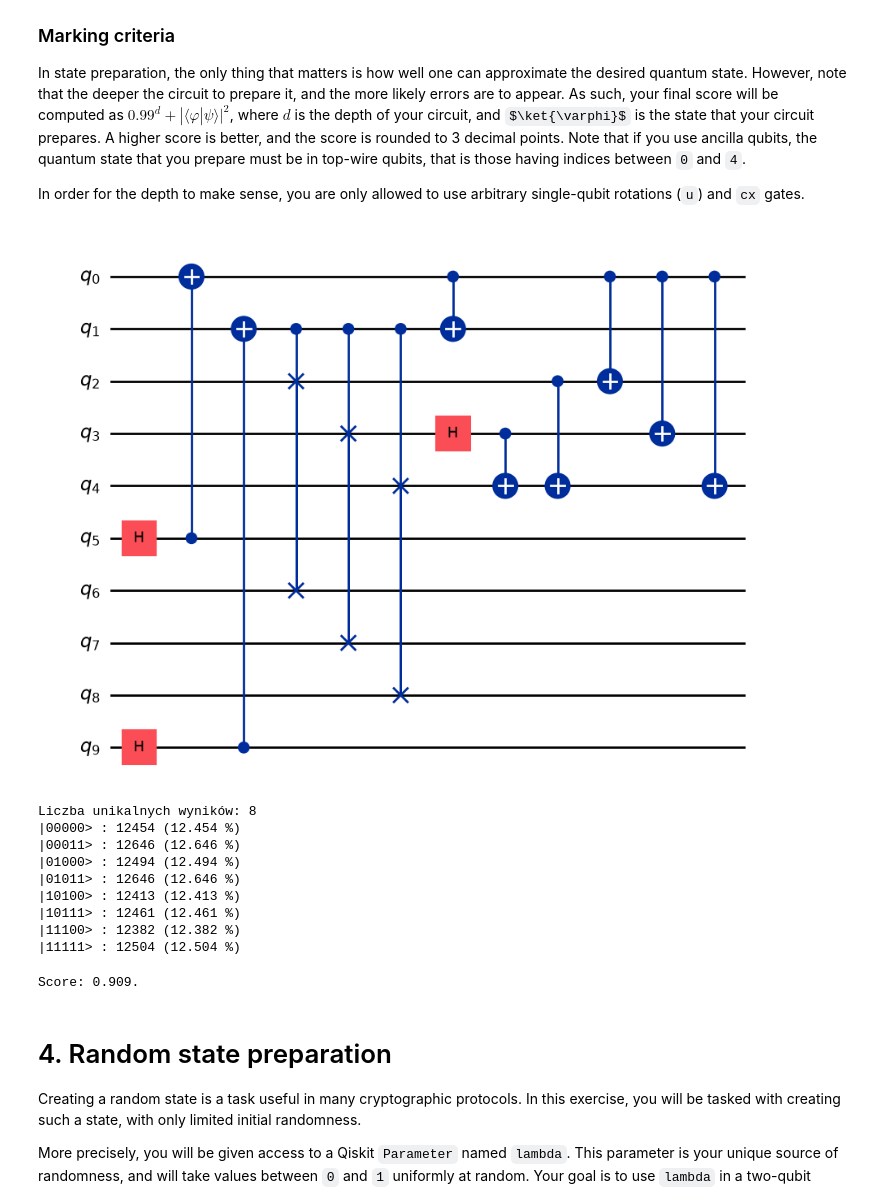
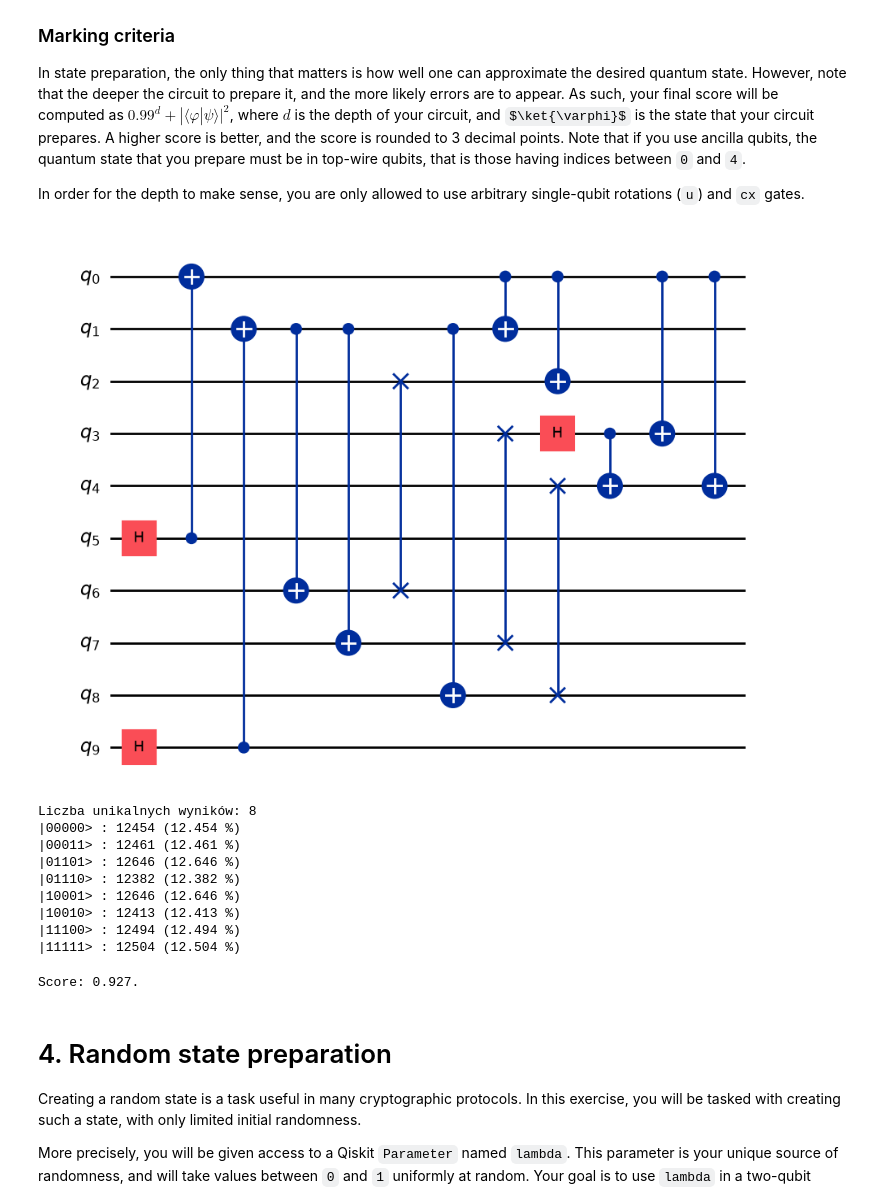
Before and after one commit to jzywiecki/quantum-computing-hackathon, a Jupyter notebook: Questions2026.ipynb, the cells around one changed output. Drawn from its saved outputs; the diff is of its cells as text; code cells hidden in the pictures; some formulas as TeX source.

```diff
--- a/Questions2026.ipynb
+++ b/Questions2026.ipynb
@@ -288,6 +288,10 @@ QUBIT_4 = 4 if not change_endian else 0
 RANDOMNESS_ANCILLA_0 = 5
 RANDOMNESS_ANCILLA_1 = 9
 
+EMPTY_ANCILLA_0 = 6
+EMPTY_ANCILLA_1 = 7
+EMPTY_ANCILLA_2 = 8
+
 # Whole entanglement with ancilla
 qc.h(RANDOMNESS_ANCILLA_0)
 qc.cx(RANDOMNESS_ANCILLA_0, QUBIT_0)
@@ -296,44 +300,44 @@ qc.cx(RANDOMNESS_ANCILLA_1, QUBIT_1)
 
 #####################
 #kubas gate
 #ancilla lines 6, 7, 8
-# qc.cx(QUBIT_1, 6)
-# qc.cx(QUBIT_1, 7)
-# qc.cx(QUBIT_1, 8)
+qc.cx(QUBIT_1, EMPTY_ANCILLA_0)
+qc.cx(QUBIT_1, EMPTY_ANCILLA_1)
+qc.cx(QUBIT_1, EMPTY_ANCILLA_2)
 
-# qc.swap(6, QUBIT_2)
-# qc.swap(7, QUBIT_3)
-# qc.swap(8, QUBIT_4)
+qc.swap(EMPTY_ANCILLA_0, QUBIT_2)
+qc.swap(EMPTY_ANCILLA_1, QUBIT_3)
+qc.swap(EMPTY_ANCILLA_2, QUBIT_4)
 
-qc.cswap(1, 2, 6)
-qc.cswap(1, 3, 7)
-qc.cswap(1, 4, 8)
+# qc.cswap(QUBIT_1, QUBIT_2, 6)
+# qc.cswap(QUBIT_1, QUBIT_3, 7)
+# qc.cswap(QUBIT_1, QUBIT_4, 8)
 ######################
 
 # Rule 2 - state 3,4 entanglement
 qc.h(QUBIT_3)
 qc.cx(QUBIT_3,QUBIT_4)
 
 # if [2]==0, then [34]=|00>+|11>, if [2]==1, then [34]==|01>+|10>
-qc.cx(QUBIT_2,QUBIT_4)
+# qc.cx(QUBIT_2,QUBIT_4)
 
 # # Rule 3
 # qc.cswap(1, 2, 6)
 # qc.cswap(1, 3, 7)
 # qc.cswap(1, 4, 8)
 
 
 # Rule 1 - apply symmetry
 qc.cx(QUBIT_0,QUBIT_1)
 qc.cx(QUBIT_0,QUBIT_2)
 qc.cx(QUBIT_0,QUBIT_3)
 qc.cx(QUBIT_0,QUBIT_4)
 
 display(qc.draw("mpl"))
 
 qc = qc.decompose(reps=100)
 # %% [output]
-[figure, old version]
+[figure, new version]
 # %%
 from qiskit import QuantumCircuit, ClassicalRegister
 from qiskit.primitives import StatevectorSampler
@@ -373,12 +377,12 @@ for outcome, count in sorted(stats.items()):
 # %% [output]
 Liczba unikalnych wyników: 8
 |00000> : 12454 (12.454 %)
-|00011> : 12646 (12.646 %)
-|01000> : 12494 (12.494 %)
-|01011> : 12646 (12.646 %)
-|10100> : 12413 (12.413 %)
-|10111> : 12461 (12.461 %)
-|11100> : 12382 (12.382 %)
+|00011> : 12461 (12.461 %)
+|01101> : 12646 (12.646 %)
+|01110> : 12382 (12.382 %)
+|10001> : 12646 (12.646 %)
+|10010> : 12413 (12.413 %)
+|11100> : 12494 (12.494 %)
 |11111> : 12504 (12.504 %)
 # %%
 # SCORING CELL
@@ -401,7 +405,7 @@ def test_state_preparation(qc: QuantumCircuit) -> float:
 
 print(f"Score: {test_state_preparation(qc):.3f}.")
 # %% [output]
-Score: 0.909.
+Score: 0.927.
 # %% [markdown]
 # 4. Random state preparation
 
```
